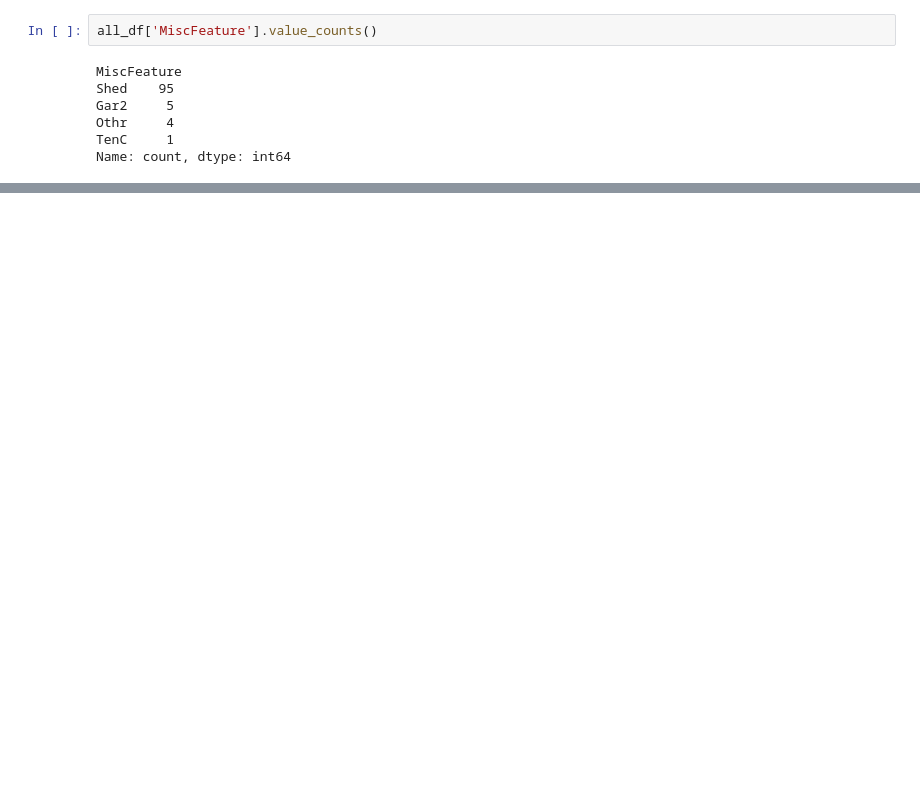
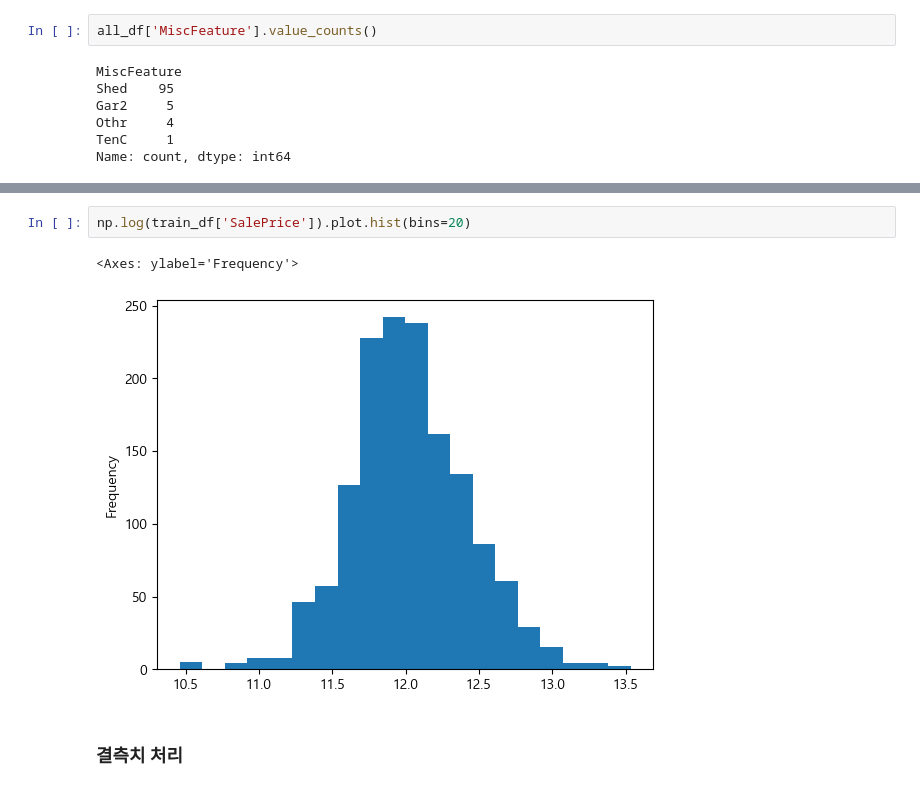
Before and after one commit to osr3173/ML, a Jupyter notebook: week7/SalePrice_Prediction.ipynb, the cells around one changed output, grey strips where cells are left out. Cells and saved outputs as stored; diff of their text form; blank space fills up the shorter version.

```diff
--- a/week7/SalePrice_Prediction.ipynb
+++ b/week7/SalePrice_Prediction.ipynb
@@ -289,0 +494,7 @@ plt.show()
+# %%
+np.log(train_df['SalePrice']).plot.hist(bins=20)
+# %% [output]
+<Axes: ylabel='Frequency'>
+[figure, added]
+# %% [markdown]
+### 결측치 처리
```
Also changed, not shown: parts of 57 cells of this notebook, 2 other files.
